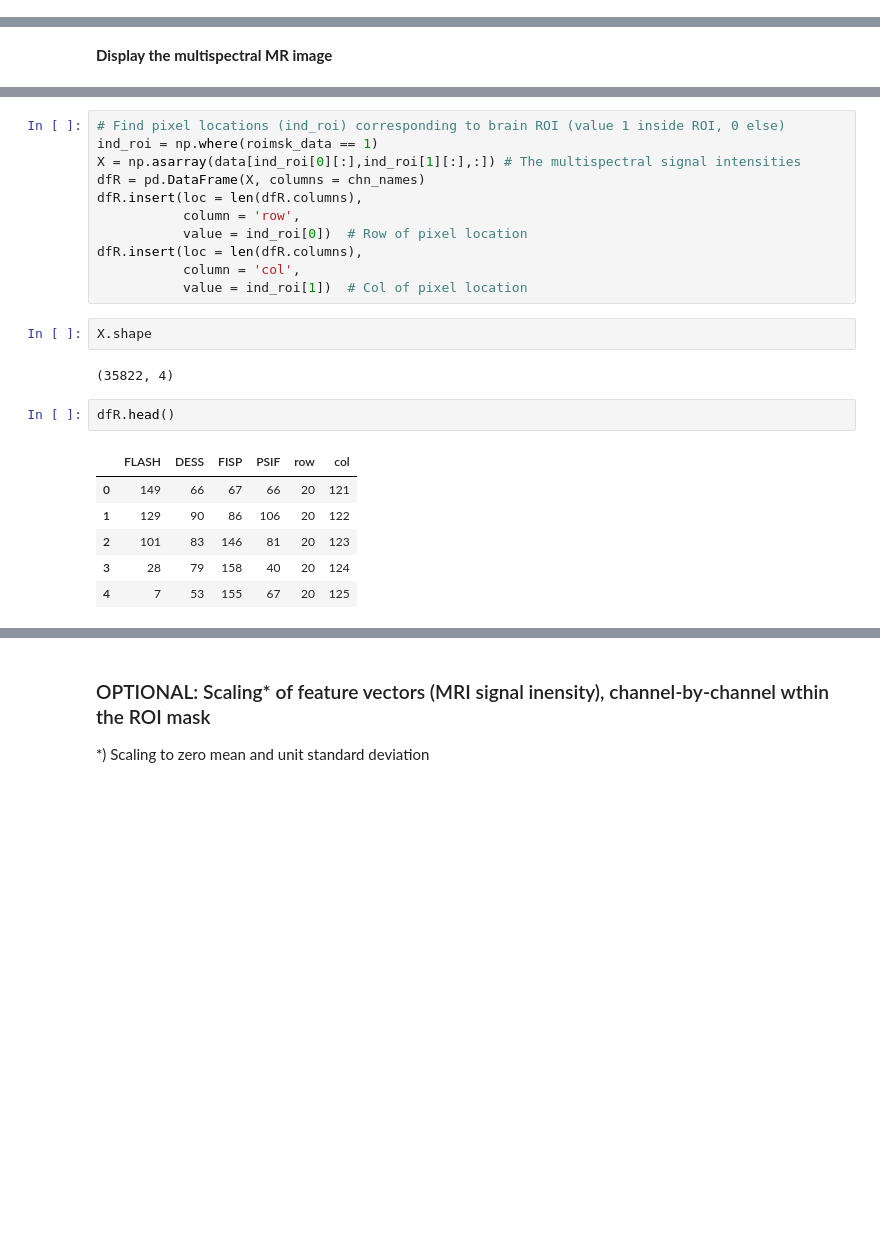
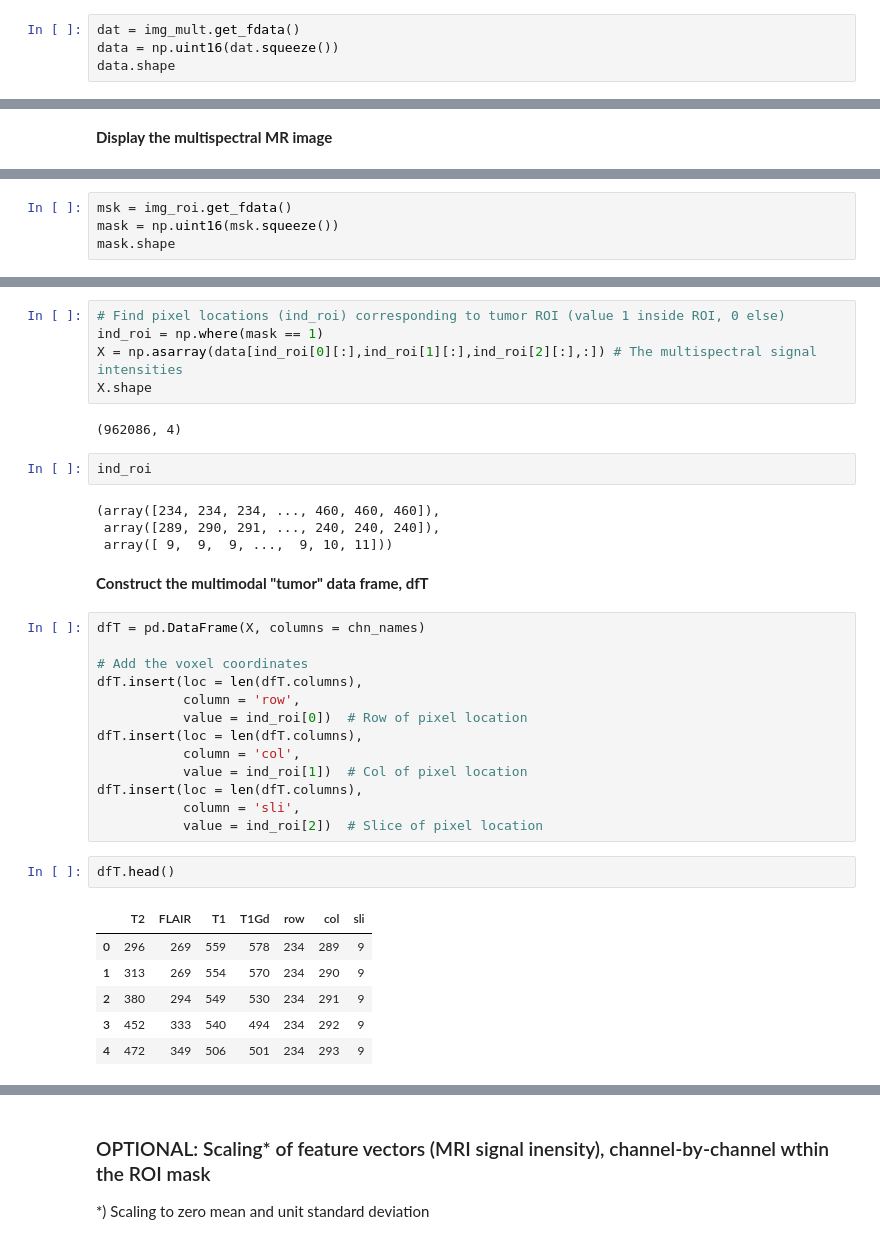
Before and after one commit to oercompbiomed/Seili-2020, a Jupyter notebook: mri-image-analysis/03-mri-kmeans-brain-tumor.ipynb, the cells around one changed output, grey strips where cells are left out. Saved outputs shown, nothing was run; the diff lists cells and outputs as text; blank space fills up the shorter version.

```diff
--- a/mri-image-analysis/03-mri-kmeans-brain-tumor.ipynb
+++ b/mri-image-analysis/03-mri-kmeans-brain-tumor.ipynb
@@ -139,0 +218,4 @@ img affine: [[-4.29655105e-01  4.23577521e-03 -7.92268217e-02  1.10343521e+02]
+# %%
+dat = img_mult.get_fdata()
+data = np.uint16(dat.squeeze())
+data.shape
@@ -154,0 +242,4 @@ plt.show()
+# %%
+msk = img_roi.get_fdata()
+mask = np.uint16(msk.squeeze())
+mask.shape
@@ -165,25 +294,38 @@ Find all pixel locations in the ROI for extracting a dataset X and corresponding
 # %%
-# Find pixel locations (ind_roi) corresponding to brain ROI (value 1 inside ROI, 0 else)
-ind_roi = np.where(roimsk_data == 1)
-X = np.asarray(data[ind_roi[0][:],ind_roi[1][:],:]) # The multispectral signal intensities
-dfR = pd.DataFrame(X, columns = chn_names)
-dfR.insert(loc = len(dfR.columns),
-           column = 'row',
-           value = ind_roi[0])  # Row of pixel location
-dfR.insert(loc = len(dfR.columns),
-           column = 'col',
-           value = ind_roi[1])  # Col of pixel location
+# Find pixel locations (ind_roi) corresponding to tumor ROI (value 1 inside ROI, 0 else)
+ind_roi = np.where(mask == 1)
+X = np.asarray(data[ind_roi[0][:],ind_roi[1][:],ind_roi[2][:],:]) # The multispectral signal intensities
+X.shape
+# %% [output]
+(962086, 4)
-# %%
-X.shape
-# %% [output]
-(35822, 4)
+# %%
+ind_roi
+# %% [output]
+(array([234, 234, 234, ..., 460, 460, 460]),
+ array([289, 290, 291, ..., 240, 240, 240]),
+ array([ 9,  9,  9, ...,  9, 10, 11]))
+# %% [markdown]
+**Construct the multimodal "tumor" data frame, dfT**
+# %%
+dfT = pd.DataFrame(X, columns = chn_names)
+
+# Add the voxel coordinates
+dfT.insert(loc = len(dfT.columns),
+           column = 'row',
+           value = ind_roi[0])  # Row of pixel location
+dfT.insert(loc = len(dfT.columns),
+           column = 'col',
+           value = ind_roi[1])  # Col of pixel location
+dfT.insert(loc = len(dfT.columns),
+           column = 'sli',
+           value = ind_roi[2])  # Slice of pixel location
 # %%
-dfR.head()
+dfT.head()
 # %% [output]
-|  | FLASH | DESS | FISP | PSIF | row | col |
-| 0 | 149 | 66 | 67 | 66 | 20 | 121 |
-| 1 | 129 | 90 | 86 | 106 | 20 | 122 |
-| 2 | 101 | 83 | 146 | 81 | 20 | 123 |
-| 3 | 28 | 79 | 158 | 40 | 20 | 124 |
-| 4 | 7 | 53 | 155 | 67 | 20 | 125 |
+|  | T2 | FLAIR | T1 | T1Gd | row | col | sli |
+| 0 | 296 | 269 | 559 | 578 | 234 | 289 | 9 |
+| 1 | 313 | 269 | 554 | 570 | 234 | 290 | 9 |
+| 2 | 380 | 294 | 549 | 530 | 234 | 291 | 9 |
+| 3 | 452 | 333 | 540 | 494 | 234 | 292 | 9 |
+| 4 | 472 | 349 | 506 | 501 | 234 | 293 | 9 |
 # %%
```
Also changed, not shown: parts of 32 cells of this notebook, 5 other files.
